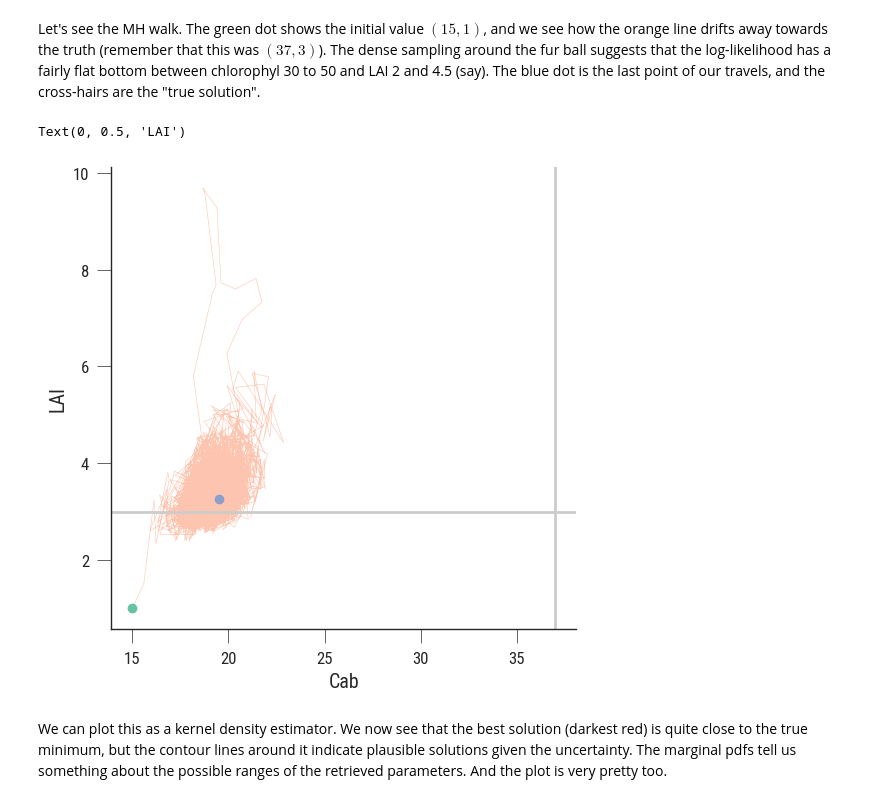
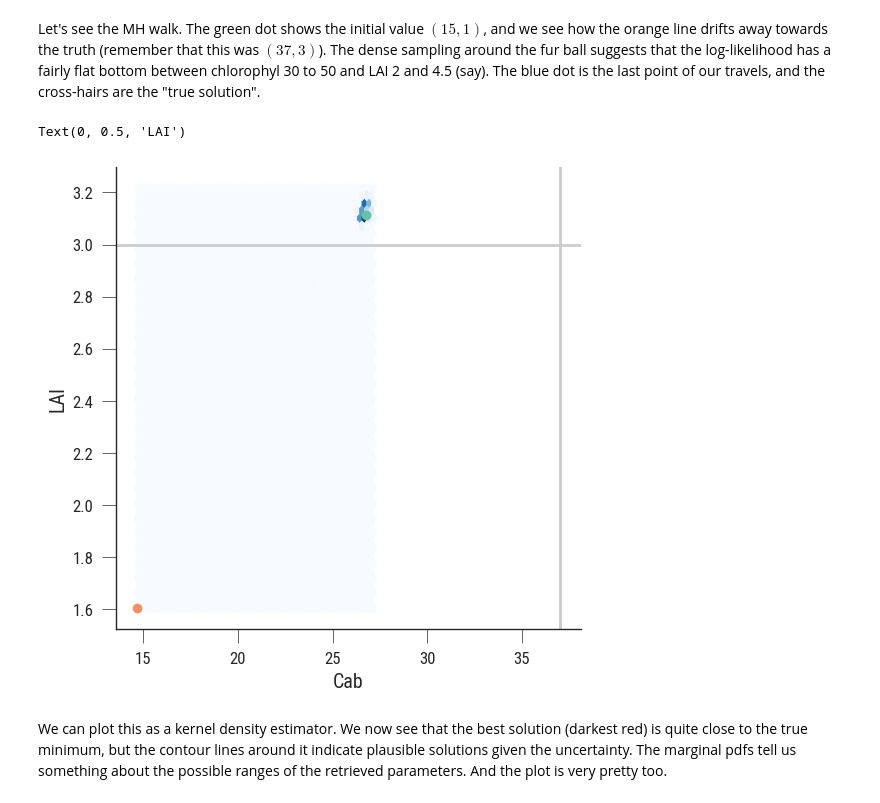
Before and after one commit to jgomezdans/pangeos_uq, a Jupyter notebook: notebooks/04-MCMC_Inversion.ipynb, the cells around one changed output. Drawn from its saved outputs; the diff is of its cells as text; code cells hidden in the pictures.

```diff
--- a/notebooks/04-MCMC_Inversion.ipynb
+++ b/notebooks/04-MCMC_Inversion.ipynb
@@ -50,12 +44,12 @@ Let's first create some sample data. A reasonable guess at parameter values for
 # define the model parameters here for reasonably easy update
 n = 1.8
 cab = 37.
-car = 8.
-cbrown = 0.3
+car = 37./4.
+cbrown = 0.01
 cw = 0.013
 cm = 0.005
 lai = 3
-lidfa = 45.
+lidfa = 55.
 
 # run the model forward. rsoil0 is the soil albedo array
 # assuming black soil
@@ -90,10 +84,10 @@ wv_land = np.array([486.0, 560.5, 665.0, 704.5, 740.0, 783.0,
 rho_s2a = (rho[:, None]*srf_land).sum(axis=0)
 
 # Add some grotty noise
-nn = np.clip(rho_s2a*0.1*np.random.randn(10), 0.01, None,
+nn = np.clip(rho_s2a*0.01*np.random.randn(10), 0.01, None,
                                   )
-rho_s2a_noise = rho_s2a + np.clip(rho_s2a*0.1*np
-                                  .random.randn(10), 0.02, None, )
+rho_s2a_noise = rho_s2a + nn#np.clip(rho_s2a*0.1*np
+                                  #.random.randn(10), 0.02, None, )
 
 # Plot stuff
 plt.plot( wv_land, rho_s2a, 'o-', label="Ideal")
@@ -148,7 +142,7 @@ def logpdf (x):
     # Residual predicted - measrued
     xx = rho_pred - rho_s2a_noise
     # Figure out noise.
-    sigma_obs = rho_s2a*0.1
+    sigma_obs = rho_s2a*0.01
     # Return the log-likelihood
     return -(0.5*xx**2/sigma_obs**2).sum()
 
@@ -159,7 +153,7 @@ initial_value = [15., 1]
 # Select iteration
 # If this takes too long, reduce this number, but I don't think you want to
 # go below 5000 or so
-n_iterations = 10000
+n_iterations = 25000
 
 # Run the sampler from the start of the chain, for the required number
 # of iterations
@@ -168,16 +162,17 @@ vals = list(generate_samples(initial_value, n_iterations, logpdf))
 Let's see the MH walk. The green dot shows the initial value $(15, 1)$, and we see how the orange line drifts away towards the truth (remember that this was $(37, 3)$). The dense sampling around the fur ball suggests that the log-likelihood has a fairly flat bottom between chlorophyl 30 to 50 and LAI 2 and 4.5 (say). The blue dot is the last point of our travels, and the cross-hairs are the "true solution".
 # %%
 x, y = np.array(vals).T
-plt.plot(x, y, '-', lw=0.4, alpha=0.5)
+plt.hexbin(x,y, gridsize=50, cmap="Blues")
+#plt.plot(x, y, '-', lw=0.4, alpha=0.5)
 plt.plot(x[0], y[0], 'o')
 plt.plot(x[-1], y[-1], 'o')
 plt.axhline(lai, c="0.8")
 plt.axvline(cab, c="0.8")
 plt.xlabel("Cab")
 plt.ylabel("LAI")
 # %% [output]
 Text(0, 0.5, 'LAI')
-[figure, old version]
+[figure, new version]
 # %% [markdown]
 We can plot this as a kernel density estimator. We now see that the best solution (darkest red) is quite close to the true minimum, but the contour lines around it indicate plausible solutions given the uncertainty. The marginal pdfs tell us something about the possible ranges of the retrieved parameters. And the plot is very pretty too.
 # %%
```
Also changed, not shown: parts of 3 cells of this notebook, 7 other files.
